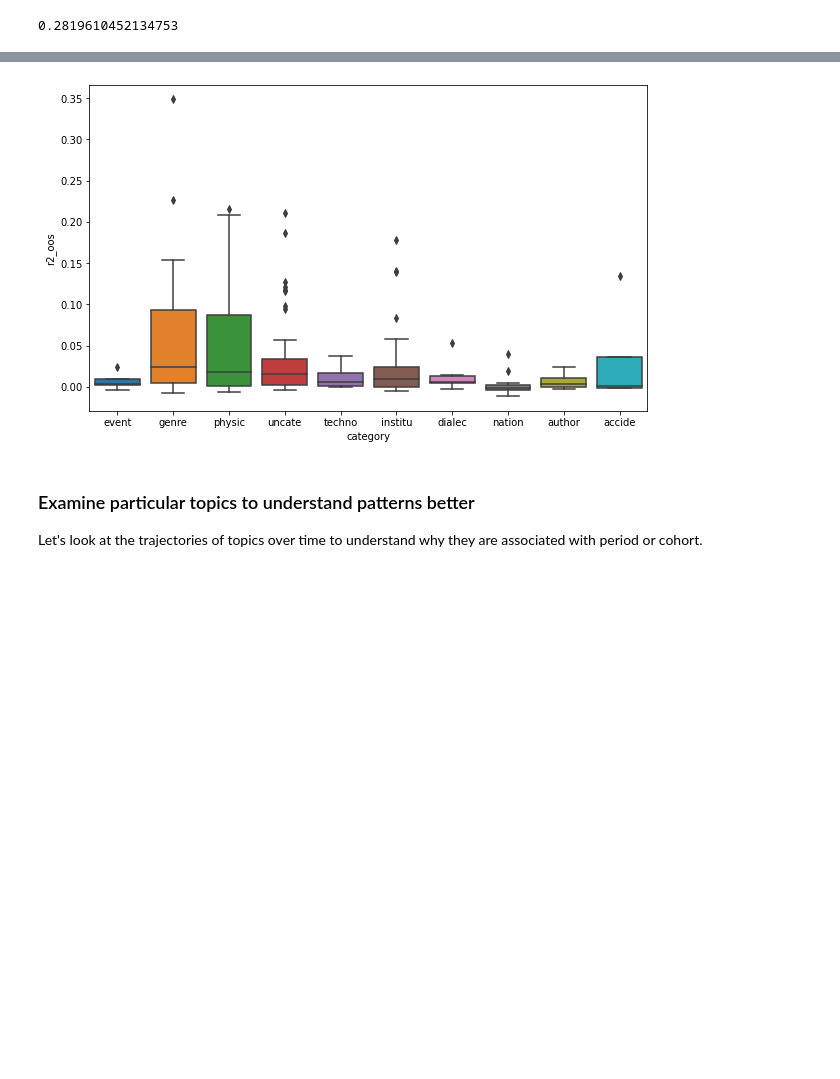
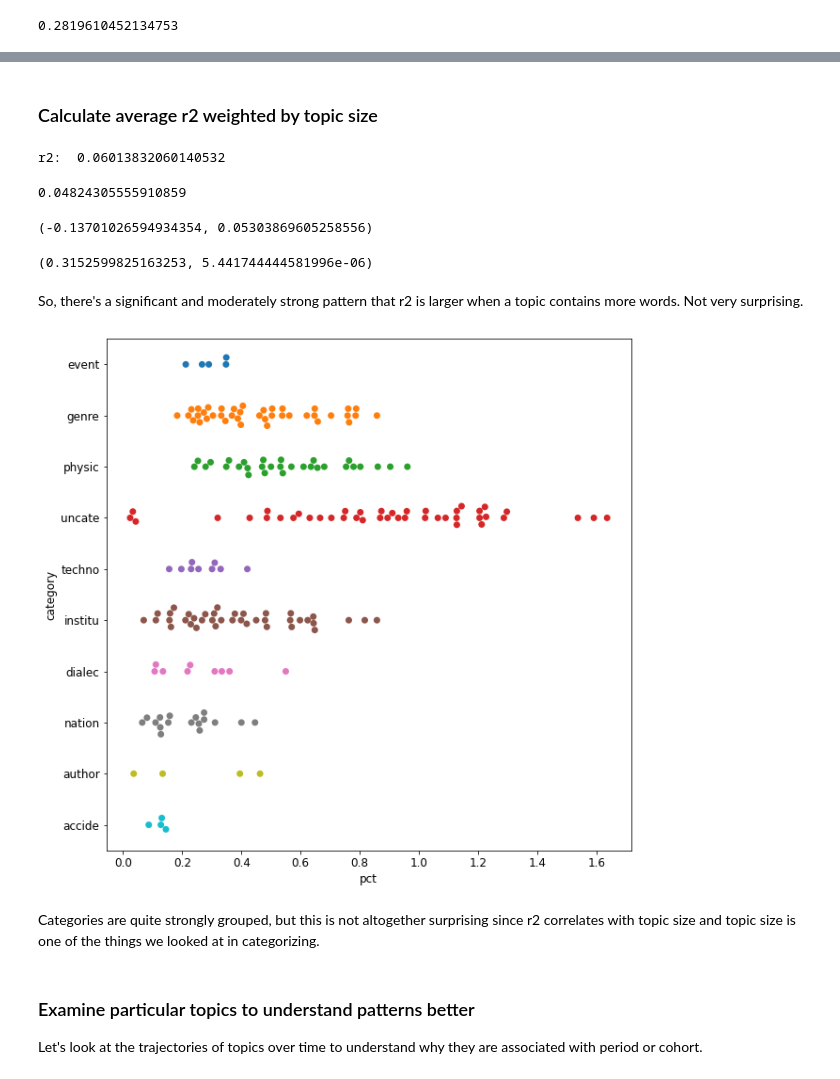
Before and after one commit to tedunderwood/period-cohort, a Jupyter notebook: regression/InterpretTopicResults.ipynb, the cells around one changed output, grey strips where cells are left out. Saved outputs shown, nothing was run; the diff lists cells and outputs as text; code cells hidden in the pictures; blank space fills up the shorter version.

```diff
--- a/regression/InterpretTopicResults.ipynb
+++ b/regression/InterpretTopicResults.ipynb
@@ -197,0 +226,21 @@ plt.show()
+# %%
+def widen (astring):
+    mapper = {'event': 'event', 'genre': 'genre', 'dialec': 'dialect or language', 'accide': 'accident of transcription', 'author': 'author-dominated topic',
+              'techno': 'technological change', 'uncate': 'uncategorized', 'institu': 'institution or practice', 'nation': 'nationality or region',
+              'physic': 'physical description'}
+    return mapper[astring]
+
+avgdf['longcategory'] = avgdf.category.map(widen)
+# %%
+cm = 1/2.54
+plt.figure(figsize = (11, 11))
+res = sns.swarmplot(data = avgdf, x = 'delta', y = 'longcategory', order = ['event', 'accident of transcription', 'genre',
+                                                                            'dialect or language', 'uncategorized',
+                                                                   'institution or practice',
+                                                                     'author-dominated topic', 'technological change',
+                                                                    'physical description', 'nationality or region'], orient = 'h', size = 12)
+plt.rcParams.update({'font.size': 20})
+plt.ylabel('')
+plt.gcf().set_facecolor('white')
+# plt.savefig('/Users/tunder/Dropbox/python/cohort/figures/swarmdeltas.png', bbox_inches = 'tight', dpi = 300)
+plt.show()
@@ -228,5 +279,6 @@ accide 0.4602915081588345
 plt.figure(figsize = (10, 6))
 sns.boxplot(data = avgdf, x = 'category', y = 'delta_oos', order = ['event', 'genre','dialec', 'accide', 'author',  'techno', 'uncate',
                                                                   'institu', 'nation', 'physic'])
+plt.rcParams.update({'font.size': 12})
 plt.show()
 # %% [output]
@@ -288,9 +324,33 @@ plt.show()
+# %% [markdown]
+### Calculate average r2 weighted by topic size
+# %%
+weightedavgr2 = np.average(avgdf.totalr2, weights = avgdf.pct)
+print('r2: ', weightedavgr2)
+# %% [output]
+r2:  0.06013832060140532
+# %%
+naiver2 = np.mean(avgdf.totalr2)
+naiver2
+# %% [output]
+0.04824305555910859
+# %%
+pearsonr(avgdf.totalr2, avgdf.delta)
+# %% [output]
+(-0.13701026594934354, 0.05303869605258556)
+# %%
+pearsonr(avgdf.totalr2, avgdf.pct)
+# %% [output]
+(0.3152599825163253, 5.441744444581996e-06)
+# %% [markdown]
+So, there's a significant and moderately strong pattern that r2 is larger when a topic contains more words. Not very surprising.
 # %%
-plt.figure(figsize = (10, 6))
-sns.boxplot(data = avgdf, x = 'category', y = 'r2_oos')
+plt.figure(figsize = (10, 10))
+sns.swarmplot(data = avgdf, y = 'category', x = 'pct', orient = 'h', size = 7)
 plt.show()
 # %% [output]
-[figure, old version]
+[figure, new version]
+# %% [markdown]
+Categories are quite strongly grouped, but this is not altogether surprising since r2 correlates with topic size and topic size is one of the things we looked at in categorizing.
 # %% [markdown]
 ### Examine particular topics to understand patterns better
 
```
Also changed, not shown: parts of 79 cells of this notebook.
